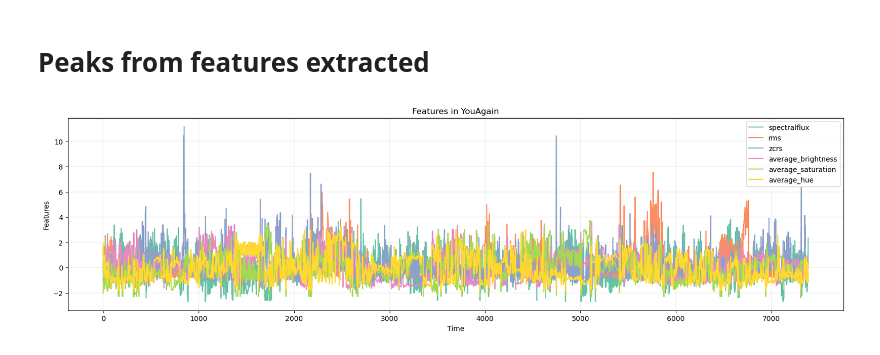
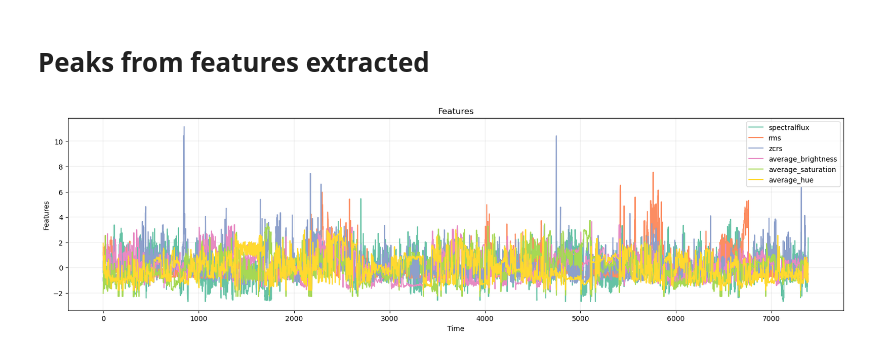
Before and after one commit to silviiaromanato/HigherOrder, a Jupyter notebook: Code/PLS_Silvia/PLS_peaks.ipynb, the cells around one changed output. Drawn from its saved outputs; the diff is of its cells as text; code cells hidden in the pictures.

```diff
--- a/Code/PLS_Silvia/PLS_peaks.ipynb
+++ b/Code/PLS_Silvia/PLS_peaks.ipynb
@@ -30,12 +30,13 @@ print(count_pts)
 Read the data on the peaks for the concatenated movie.
 # %%
 # Read the data of the PLS calculated on the peaks of the emotions  for the concatenated movies
-peaks_data = pd.read_csv('/Users/silviaromanato/Desktop/SEMESTER_PROJECT/Material/Output/PLS_emoPeaks/PLSpeaks_concat.csv')
+peaks_data = pd.read_csv('/Users/silviaromanato/Desktop/SEMESTER_PROJECT/Material/Output/PLS_emoPeaks/PLSpeaks_emotions_concat.csv')
 peaks_data.dropna(inplace=True)
 peaks_data = peaks_data[peaks_data['Region'] == 'ALL']
+print(peaks_data.columns)
 
 movies = peaks_data['Movie'].unique()                                   # list of the movies
-emotions_control = peaks_data['Emotion'].unique()                       # list of the emotions
+emotions_control = peaks_data['Feature'].unique()                       # list of the emotions
 emotions = [x for x in emotions_control if not x.startswith('Control')] # list of the emotions without the control ones
 thresholds = peaks_data['threshold'].unique()                           # list of the thresholds
 
@@ -50,6 +54,8 @@ data_all.head(1)
 |  | bootstrap_round | Covariance Explained | P-value | Region | Type |
 | 0 | 0 | 0.521576 | 0.032967 | ALL | bold |
 # %%
+emotions = ['Happiness', 'Sad', 'Anxiety', 'Love', 'Fear', 'WarmHeartedness', 'Regard']
+
 concat_emo = pd.DataFrame()
 for movie in list_movies:
     labels = pd.read_json(f'/Users/silviaromanato/Desktop/SEMESTER_PROJECT/Material/Data/EmoData/Annot13_{movie}_stim.json')[['Columns']]
@@ -99,8 +104,8 @@ TypeError: 'Axes' object is not subscriptable
 # %%
 significant_peaks = peaks_data[peaks_data['P-value'] < 0.05]
-significant_peaks = significant_peaks.groupby(['Region', 'bootstrap_round', 'Emotion', 'threshold']).sum()['Covariance Explained'].reset_index()
-significant_peaks['Control'] = significant_peaks['Emotion'].apply(lambda x: 1 if x.split('_')[0] == 'Control' else 0)
-significant_peaks['Emotion'] = significant_peaks['Emotion'].apply(lambda x: x.split('_')[-1])
+significant_peaks = significant_peaks.groupby(['Region', 'bootstrap_round', 'Feature', 'threshold']).sum()['Covariance Explained'].reset_index()
+significant_peaks['Control'] = significant_peaks['Feature'].apply(lambda x: 1 if x.split('_')[0] == 'Control' else 0)
+significant_peaks['Feature'] = significant_peaks['Feature'].apply(lambda x: x.split('_')[-1])
 # %%
 thresholds = [1, 1.5, 2]
 
@@ -108,14 +113,14 @@ def retrieve_significant_data(peaks_data, data_all_movie, count_pts, thresholds,
 
     # Take the significant LC for the PLS on the peaks
     significant_peaks = peaks_data[peaks_data['P-value'] < 0.05]
-    significant_peaks = significant_peaks.groupby(['Region', 'bootstrap_round', 'Emotion', 'threshold']).sum()['Covariance Explained'].reset_index()
-    significant_peaks['Control'] = significant_peaks['Emotion'].apply(lambda x: 1 if x.split('_')[0] == 'Control' else 0)
-    significant_peaks['Emotion'] = significant_peaks['Emotion'].apply(lambda x: x.split('_')[-1])
+    significant_peaks = significant_peaks.groupby(['Region', 'bootstrap_round', 'Feature', 'threshold']).sum()['Covariance Explained'].reset_index()
+    significant_peaks['Control'] = significant_peaks['Feature'].apply(lambda x: 1 if x.split('_')[0] == 'Control' else 0)
+    significant_peaks['Feature'] = significant_peaks['Feature'].apply(lambda x: x.split('_')[-1])
 
     # Take the significant LC for the PLS on all the movie
-    data_all_movie['Emotion'] = 'All movie'
+    data_all_movie['Feature'] = 'All movie'
     significant_all_movie = data_all_movie[data_all_movie['P-value'] < 0.05]
-    significant_all_movie = significant_all_movie.groupby(['Region', 'bootstrap_round', 'Emotion']).sum()['Covariance Explained'].reset_index()
+    significant_all_movie = significant_all_movie.groupby(['Region', 'bootstrap_round', 'Feature']).sum()['Covariance Explained'].reset_index()
     significant_all_movie['Control'] = 0
 
     # Merge the dataframes
@@ -123,8 +128,8 @@ def retrieve_significant_data(peaks_data, data_all_movie, count_pts, thresholds,
 
     for emotion in emotions:
         for thr in thresholds:
-            significant.loc[(significant['Emotion'] == emotion.split('_')[-1]) & (significant['threshold'] == thr), 'Number of points'] = count_pts[thr][emotion]
-    significant.loc[significant['Emotion'] == 'All movie', 'Number of points'] = count_pts[thr]['All Movie']
+            significant.loc[(significant['Feature'] == emotion.split('_')[-1]) & (significant['threshold'] == thr), 'Number of points'] = count_pts[thr][emotion]
+    significant.loc[significant['Feature'] == 'All movie', 'Number of points'] = count_pts[thr]['All Movie']
     return significant
 
 def plot_peaks(significant, emotions, thresholds):
@@ -140,17 +145,17 @@ def plot_peaks(significant, emotions, thresholds):
 
     for i, thr in enumerate(thresholds):
         # Filter data for the current threshold
-        significant.loc[significant['Emotion'] == 'All movie', 'threshold'] = thr
+        significant.loc[significant['Feature'] == 'All movie', 'threshold'] = thr
         df_thr = significant[significant['threshold'] == thr]
 
         # Plot the boxplot in the i-th subplot
-        sns.boxplot(x='Emotion', y='Covariance Explained', data=df_thr,  hue='Control',
+        sns.boxplot(x='Feature', y='Covariance Explained', data=df_thr,  hue='Control',
                     palette=palette, order=order_emotions, ax=axes[i])
 
         # Adjust x-ticks
         list_n = []
         for emo in order_emotions:
-            n = df_thr[df_thr['Emotion'] == emo.split('_')[0]]['Number of points'].unique()
+            n = df_thr[df_thr['Feature'] == emo.split('_')[0]]['Number of points'].unique()
             if len(n) == 0:
                 n = 0
             else:
@@ -424,16 +429,16 @@ NameError: name 'all_peaks_data' is not defined
 concatenated_features = extract_features_concat(list_movies)
 # %%
 # plot the features
-def plot_features(features, movie):
+def plot_features(features):
     fig, ax = plt.subplots(1, 1, figsize=(20, 5))
     ax.grid(color='grey', linestyle='-', linewidth=0.25, alpha=0.5)
-    ax.set_title(f'Features in {movie}')
+    ax.set_title(f'Features')
     ax.set_xlabel('Time')
     ax.set_ylabel('Features')
     ax.plot(features)
     ax.legend(features.columns)
     plt.show()
 
-plot_features(concatenated_features, movie)
+plot_features(concatenated_features)
 # %% [output]
-[figure, old version]
+[figure, new version]
```
Also changed, not shown: parts of 4 cells of this notebook, 1 other file.
